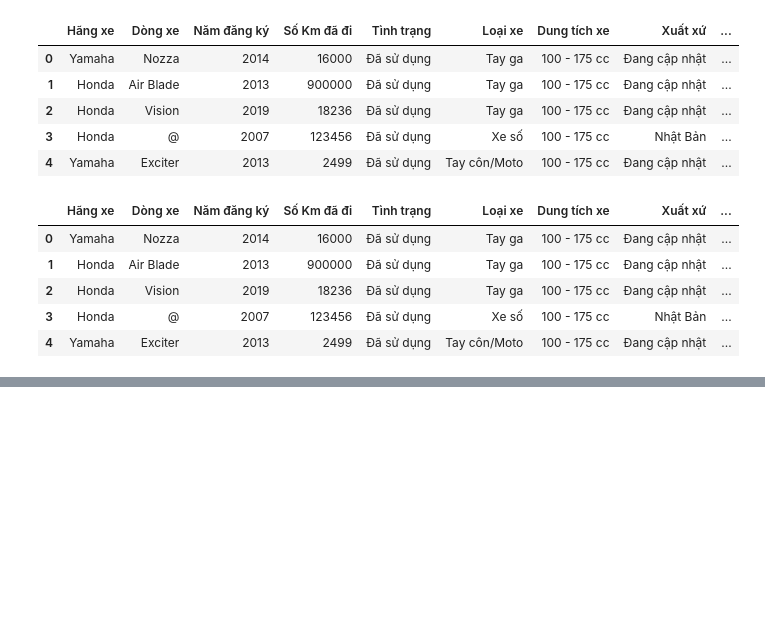
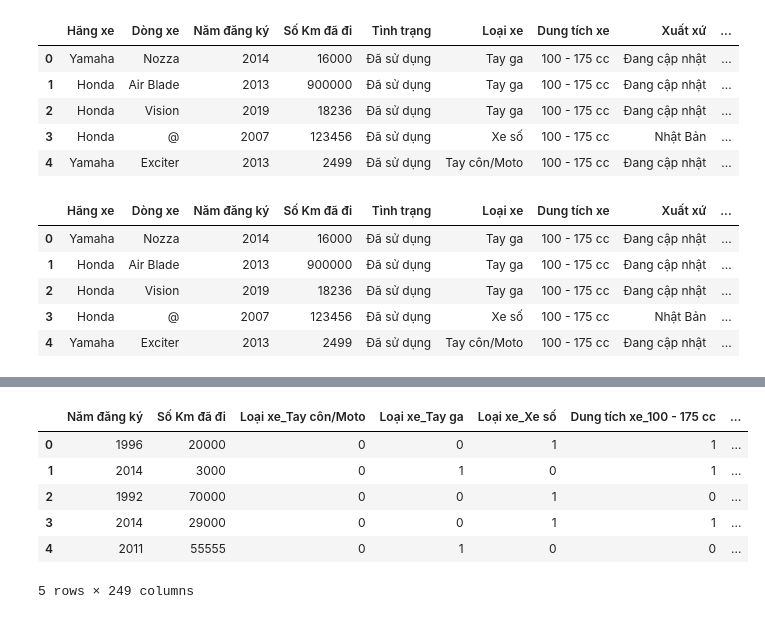
Before and after one commit to hungng2k2/du-doan-gia-xe-may, a Jupyter notebook: clean_data.ipynb, the cells around one changed output, grey strips where cells are left out. Saved outputs shown, nothing was run; the diff lists cells and outputs as text; code cells hidden in the pictures; blank space fills up the shorter version.

```diff
--- a/clean_data.ipynb
+++ b/clean_data.ipynb
@@ -60,0 +93,11 @@ data.to_csv('./clean_data/smalldataset.csv', index=False)
+# %%
+df_new = df_new.drop(['Giá'], axis=1)
+df_new.head()
+# %% [output]
+|  | Năm đăng ký | Số Km đã đi | Loại xe_Tay côn/Moto | Loại xe_Tay ga | Loại xe_Xe số | Dung tích xe_100 - 175 cc | ... |
+| 0 | 1996 | 20000 | 0 | 0 | 1 | 1 | ... |
+| 1 | 2014 | 3000 | 0 | 1 | 0 | 1 | ... |
+| 2 | 1992 | 70000 | 0 | 0 | 1 | 0 | ... |
+| 3 | 2014 | 29000 | 0 | 0 | 1 | 1 | ... |
+| 4 | 2011 | 55555 | 0 | 1 | 0 | 0 | ... |
+5 rows × 249 columns
```
Also changed, not shown: parts of 9 cells of this notebook, 1 other file.
